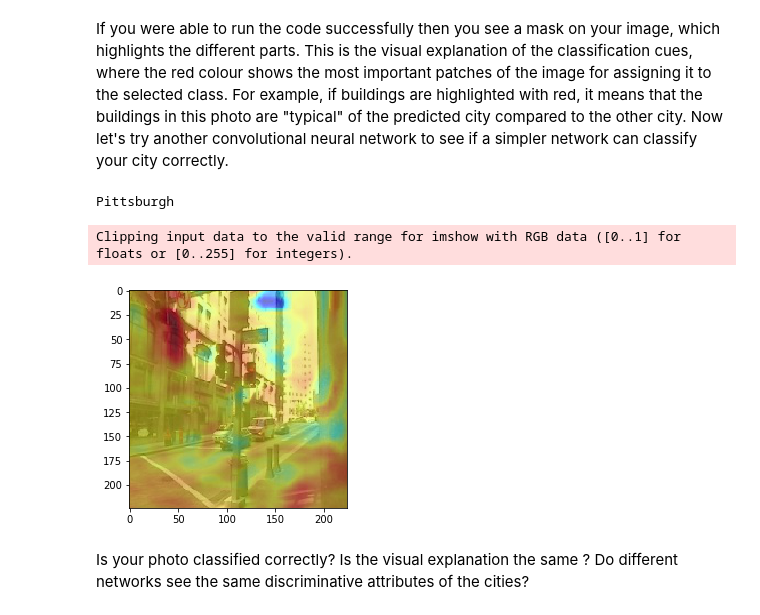
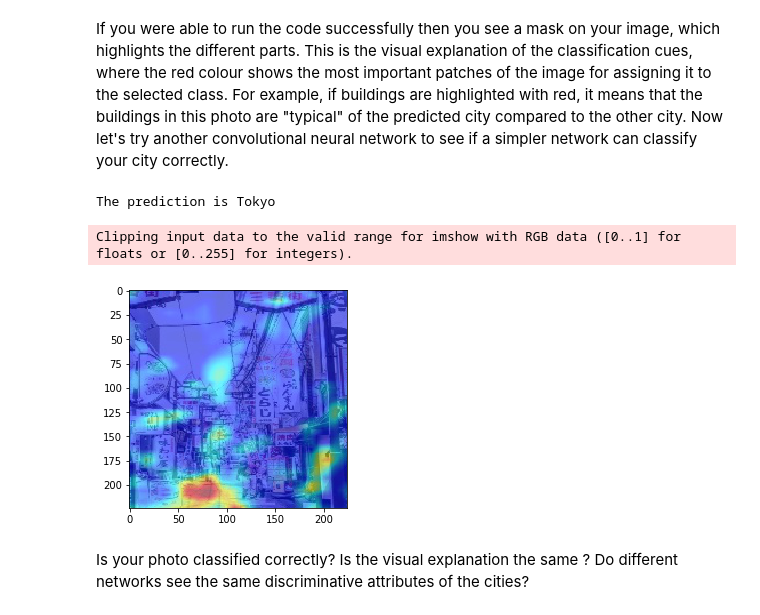
Before and after one commit to seyrankhademi/CIPA2019_Workshop, a Jupyter notebook: Demo.ipynb, the cells around one changed output. Drawn from its saved outputs; the diff is of its cells as text; code cells hidden in the pictures.

```diff
--- a/Demo.ipynb
+++ b/Demo.ipynb
@@ -253,5 +253,5 @@ def generate_heatmap(mask):
 	return heatmap
 # %%
 # Specify the path to the directory
-path ='/Users/seyran/GitHub/CIPA2019_Workshop'
+path ='/content/gdrive'
 os.chdir(path)
@@ -267,6 +271,6 @@ grad_cam = GradCam(model = model, target_layer_names = ['10'], use_cuda = use_gp
 Please download your favorate photo of Pittsburgh or Tokyo from web and ask the pre-trained neural network to classify that image by running the following code blocks.
 # %%
 # Specify the name of the image you want to classify
-path_to_image=os.path.join(path, 'pitts_test.jpg')
+path_to_image=os.path.join(path, 'tokyo_test_web.jpg')
 print(path_to_image)
 # %% [output]
@@ -306,29 +311,30 @@ If you were able to run the code successfully then you see a mask on your image,
 # %%
 # Try another classifier
 model = Simpler()
 model.load_state_dict(torch.load('Simpler.pth', map_location=device))
 model.eval()
 use_gpu = False
 device = torch.device("cuda" if torch.cuda.is_available() else "cpu")
 grad_cam = GradCam(model = model, target_layer_names = ['7'], use_cuda = use_gpu)
 values, target_index = torch.max(prediction,1) # take the maximum, 0 for Pittsburgh, 1 for Tokyo
-index=target_index.numpy()[:]
-if index[0]>1:
- print('Tokyo')
+index=target_index[0].item()
+#print(index)
+if index ==1:
+ print('The prediction is Tokyo')
 else:
-  print('Pittsburgh')
+  print( 'The prediction is Pittsburgh')
 mask = grad_cam(processed_img,None)
 heatmap = generate_heatmap(mask)
 #save heatmap only
 #cv2.imwrite(path, 'heatmap_test.jpeg', np.uint8(heatmap*255))
 #save heatmap with original image
 cam = heatmap + img
 cam = cam / np.max(cam)
 cv2.imwrite(os.path.join(path, 'heatmap_test.jpeg'), np.uint8(cam*255))
 show_image(process_image(os.path.join(path, 'heatmap_test.jpeg')))
 # %% [output]
-Pittsburgh
+The prediction is Tokyo
 Clipping input data to the valid range for imshow with RGB data ([0..1] for floats or [0..255] for integers).
-[figure, old version]
+[figure, new version]
 # %% [markdown]
 Is your photo classified correctly? Is the visual explanation the same ? Do different networks see the same discriminative attributes of the cities?
```
Also changed, not shown: parts of 4 cells of this notebook.
